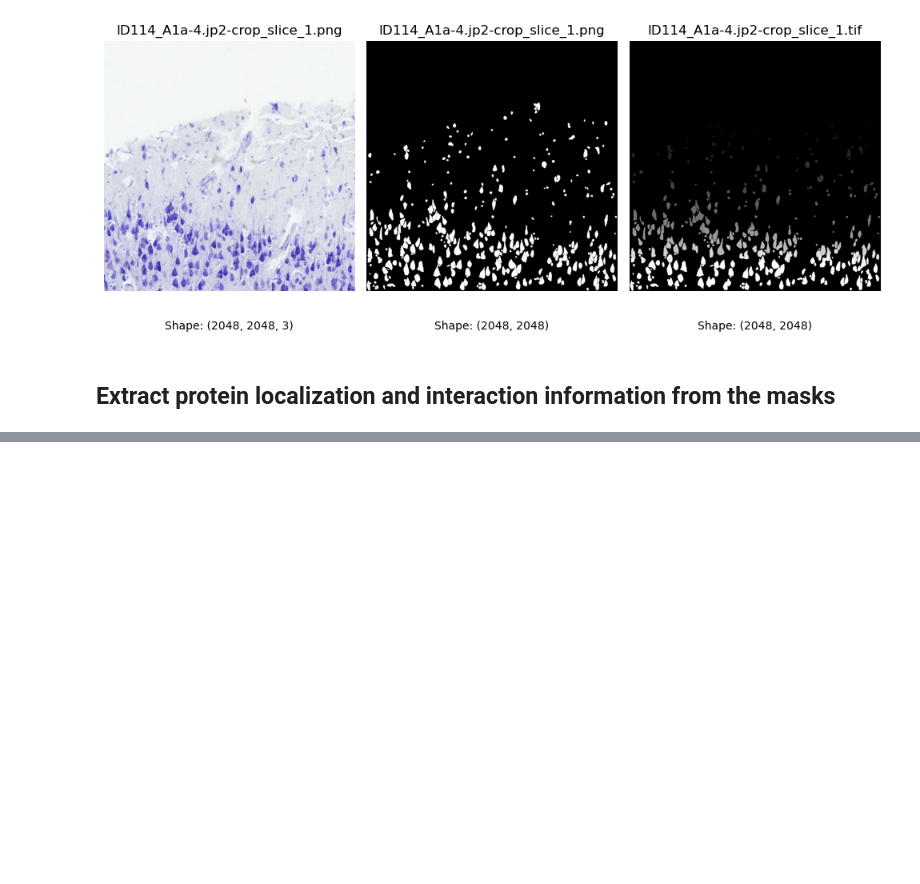
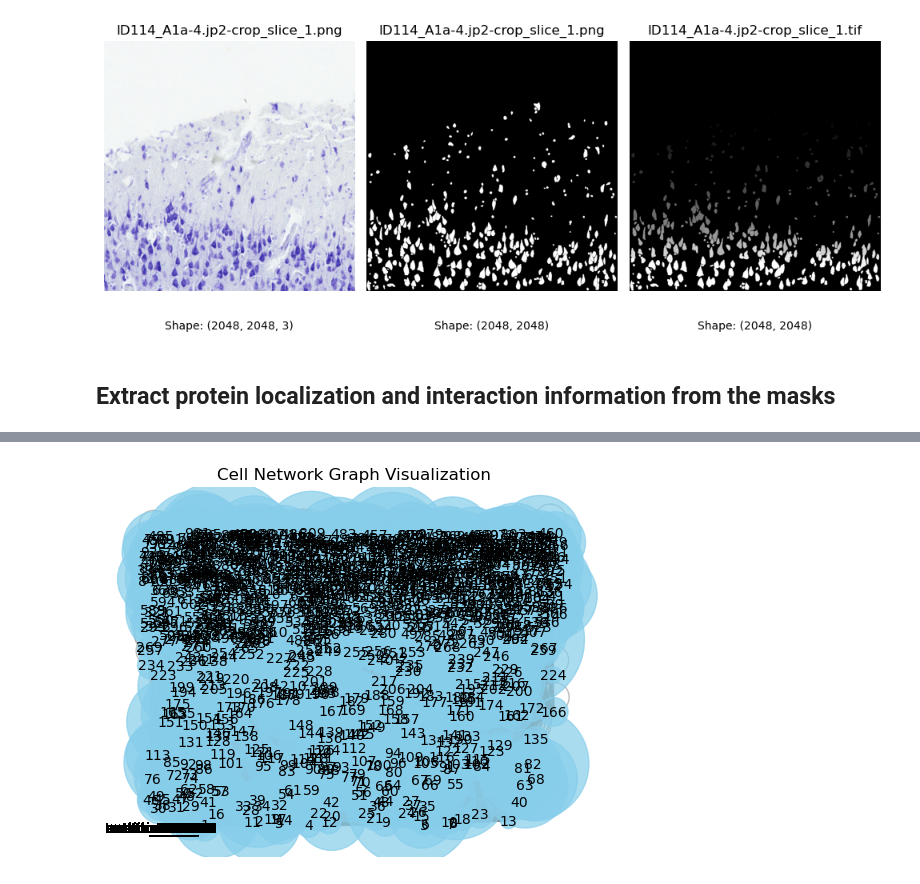
Before and after one commit to Ndaruga/Graph-Network-Analysis-for-cell-Organization, a Jupyter notebook: network_analysis.ipynb, the cells around one changed output, grey strips where cells are left out. Saved outputs shown, nothing was run; the diff lists cells and outputs as text; code cells hidden in the pictures; blank space fills up the shorter version.

```diff
--- a/network_analysis.ipynb
+++ b/network_analysis.ipynb
@@ -271,0 +279,17 @@ batch_data.head()
+# %%
+import networkx as nx
+
+def create_cell_network_graph(protein_data):
+    G = nx.Graph()
+
+    # Add nodes to the graph
+    for _, row in protein_data.iterrows():
+        G.add_node(str(row['protein_id']), area=row['area'], centroid=(row['centroid_x'], row['centroid_y']))
+
+    # Add edges for interacting pairs
+    for _, row in protein_data.iterrows():
+        if str(row['protein_id']).startswith('interaction_'):
+            _, node1, node2 = str(row['protein_id']).split('_')
+            G.add_edge(node1, node2)
+
+    return G
@@ -271,0 +298,25 @@ batch_data.head()
+# %%
+protein_data = pd.concat(list(extract_protein_information(mask_dir, batch_size=64, min_area_threshold=50)))
+cell_network_graph = create_cell_network_graph(protein_data)
+cell_network_graph
+# %%
+# Visualization of the cell_network_graph
+pos = nx.get_node_attributes(cell_network_graph, 'centroid')  # Get positions of nodes
+
+# Draw nodes with their area as node size
+node_sizes = [data['area'] for node, data in cell_network_graph.nodes(data=True)]
+nx.draw_networkx_nodes(cell_network_graph, pos, node_size=node_sizes, node_color='skyblue', alpha=0.7)
+
+# Draw edges
+nx.draw_networkx_edges(cell_network_graph, pos, edge_color='gray', alpha=0.5)
+
+# Label nodes with their protein_id
+labels = {node: str(node) for node in cell_network_graph.nodes()}
+nx.draw_networkx_labels(cell_network_graph, pos, labels, font_size=10, font_color='black')
+
+# Set plot properties
+plt.title("Cell Network Graph Visualization")
+plt.axis('off')
+plt.show()
+# %% [output]
+[figure, added]
```
Also changed, not shown: parts of 13 cells of this notebook.
